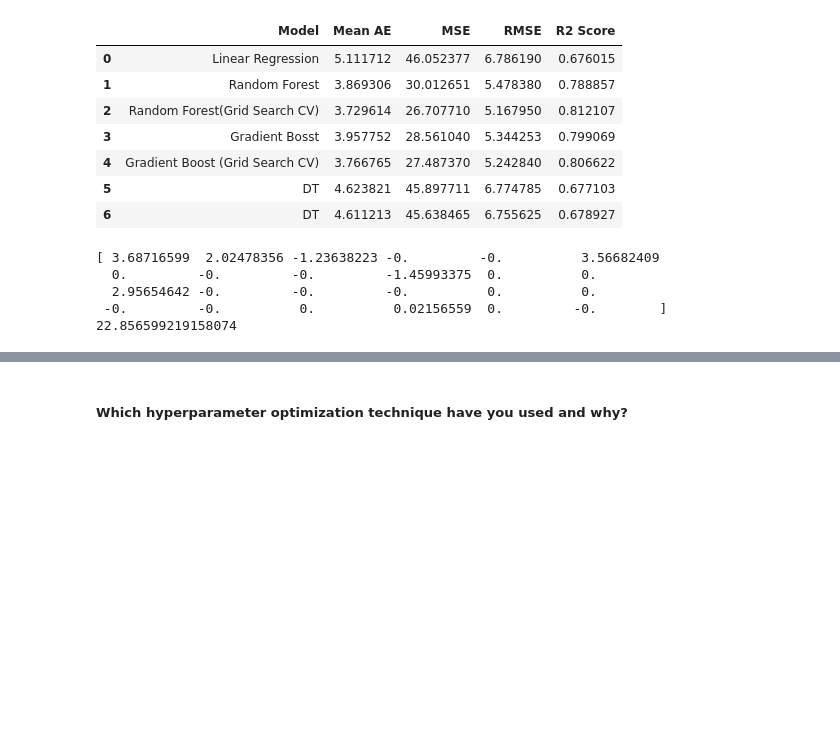
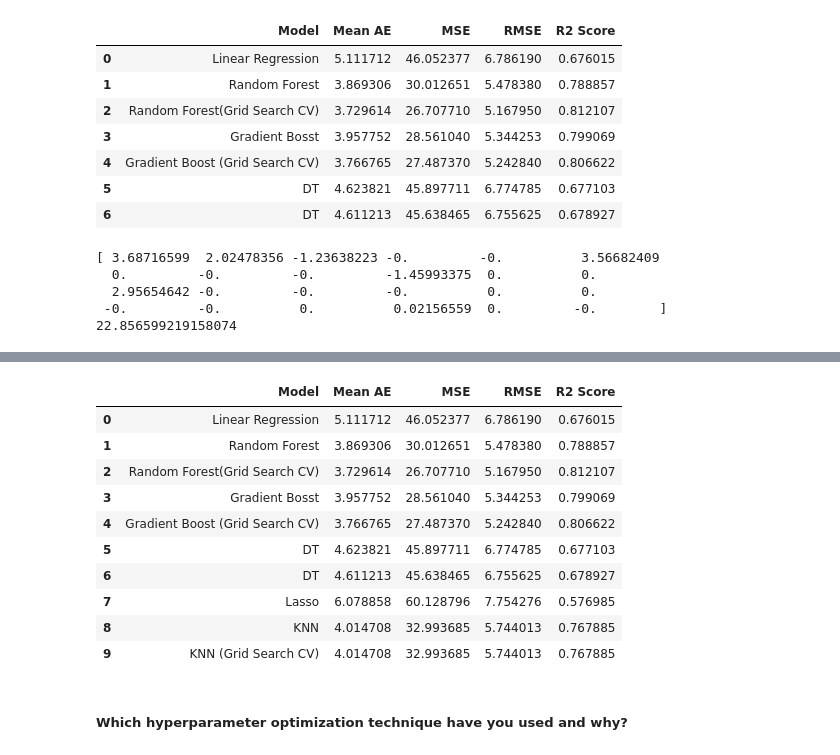
Before and after one commit to lakshay170/ML_bike_demand, a Jupyter notebook: Project.ipynb, the cells around one changed output, grey strips where cells are left out. Drawn from its saved outputs; the diff is of its cells as text; code cells hidden in the pictures; blank space fills up the shorter version.

```diff
--- a/Project.ipynb
+++ b/Project.ipynb
@@ -1123,3 +1179,17 @@ print(lasso.intercept_)
+# %%
+calc_scores('KNN (Grid Search CV)',y_test,knn_y_pred)
+# %% [output]
+|  | Model | Mean AE | MSE | RMSE | R2 Score |
+| 0 | Linear Regression | 5.111712 | 46.052377 | 6.786190 | 0.676015 |
+| 1 | Random Forest | 3.869306 | 30.012651 | 5.478380 | 0.788857 |
+| 2 | Random Forest(Grid Search CV) | 3.729614 | 26.707710 | 5.167950 | 0.812107 |
+| 3 | Gradient Bosst | 3.957752 | 28.561040 | 5.344253 | 0.799069 |
+| 4 | Gradient Boost (Grid Search CV) | 3.766765 | 27.487370 | 5.242840 | 0.806622 |
+| 5 | DT | 4.623821 | 45.897711 | 6.774785 | 0.677103 |
+| 6 | DT | 4.611213 | 45.638465 | 6.755625 | 0.678927 |
+| 7 | Lasso | 6.078858 | 60.128796 | 7.754276 | 0.576985 |
+| 8 | KNN | 4.014708 | 32.993685 | 5.744013 | 0.767885 |
+| 9 | KNN (Grid Search CV) | 4.014708 | 32.993685 | 5.744013 | 0.767885 |
 # %% [markdown]
 ##### Which hyperparameter optimization technique have you used and why?
 # %% [markdown]
```
Also changed, not shown: parts of 6 cells of this notebook.
